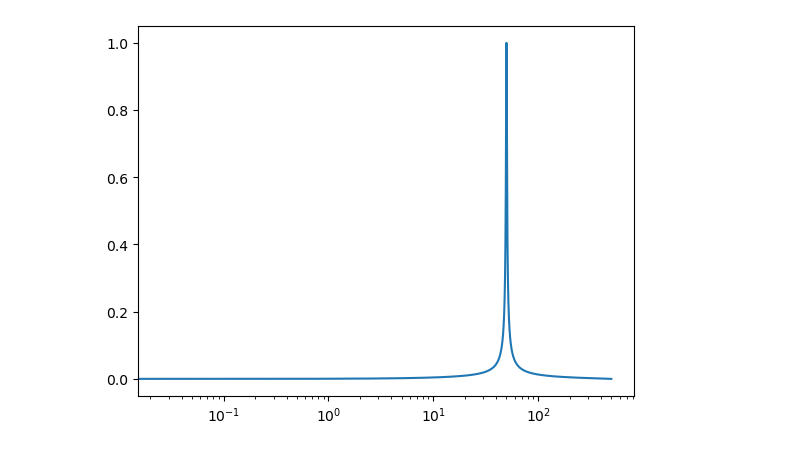
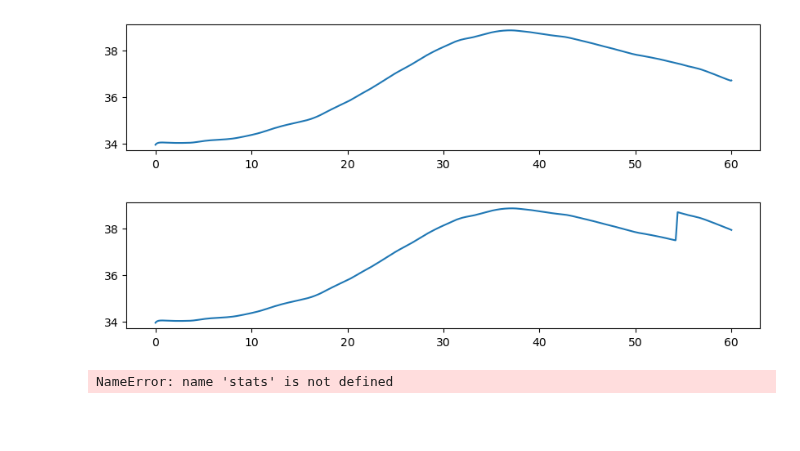
Before and after one commit to Licates/ENFify, a Jupyter notebook: notebooks/Synthetic_Data.ipynb, the cells around one changed output. Saved outputs shown, nothing was run; the diff lists cells and outputs as text; code cells hidden in the pictures; blank space fills up the shorter version.

```diff
--- a/notebooks/Synthetic_Data.ipynb
+++ b/notebooks/Synthetic_Data.ipynb
@@ -94,4 +98,0 @@ plt.show()
-# %%
-butter_test = butter_bandpass_test(49.5, 50.5, fs, order=1, label=None)
-# %% [output]
-[figure, removed]
@@ -97,0 +124,29 @@ butter_test = butter_bandpass_test(49.5, 50.5, fs, order=1, label=None)
+# %%
+NUM_CYCLES = 10
+ref_enf = 50
+N_DFT = 20_000
+fs = 1000
+sig = bandpass_filter(raw_wave, 49.5, 50.5, fs, 1)
+
+phases = segmented_phase_estimation_hilbert(sig, fs, NUM_CYCLES, ref_enf)
+time = len(sig)/fs # time
+x = np.linspace(0., time, len(phases))
+
+plt.figure(figsize=(10,2))
+plt.plot(x, phases)
+plt.show()
+
+cut_sig, cut_start, cut_len = cut_tones(sig, fs)
+phases = segmented_phase_estimation_hilbert(cut_sig, fs, NUM_CYCLES, ref_enf)
+time = len(sig)/fs # time
+x = np.linspace(0., time, len(phases))
+
+plt.figure(figsize=(10,2))
+plt.plot(x, phases)
+plt.show()
+
+find_cut_in_phases(phases, x)
+# %% [output]
+[figure, added]
+[figure, added]
+NameError: name 'stats' is not defined
```
Also changed, not shown: parts of 6 cells of this notebook, 5 other files.
